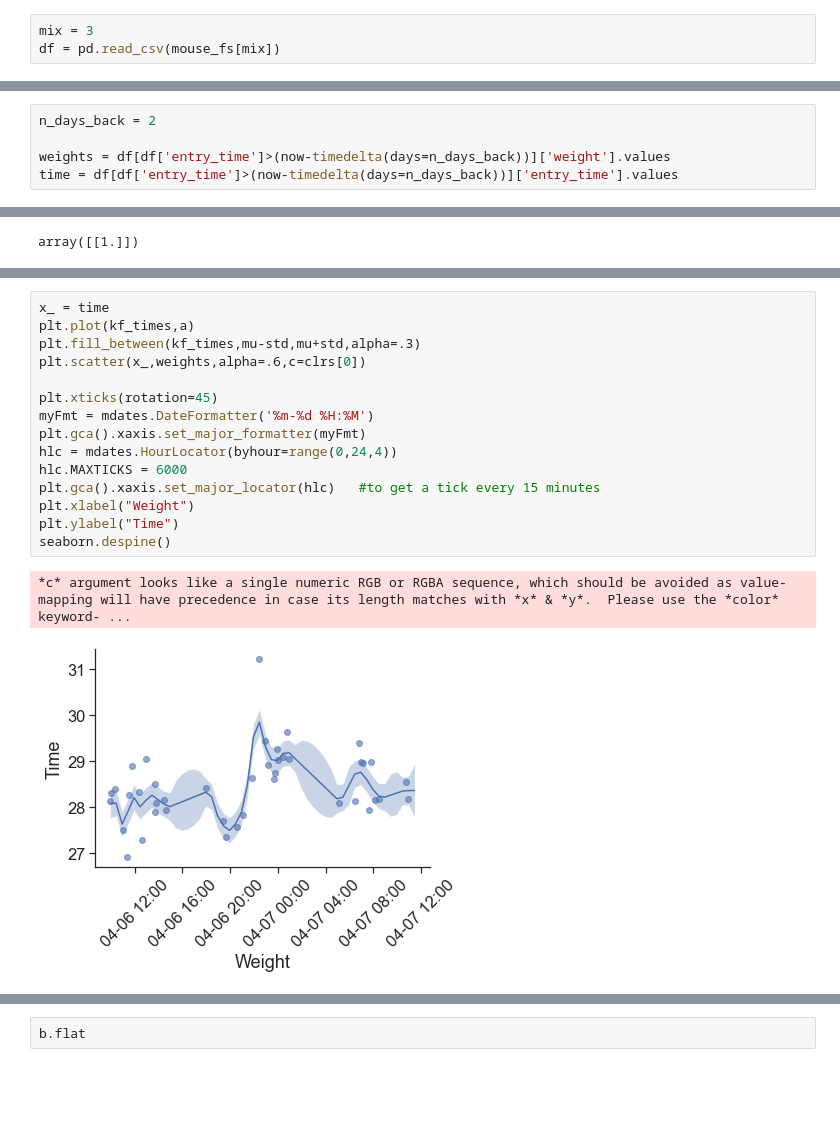
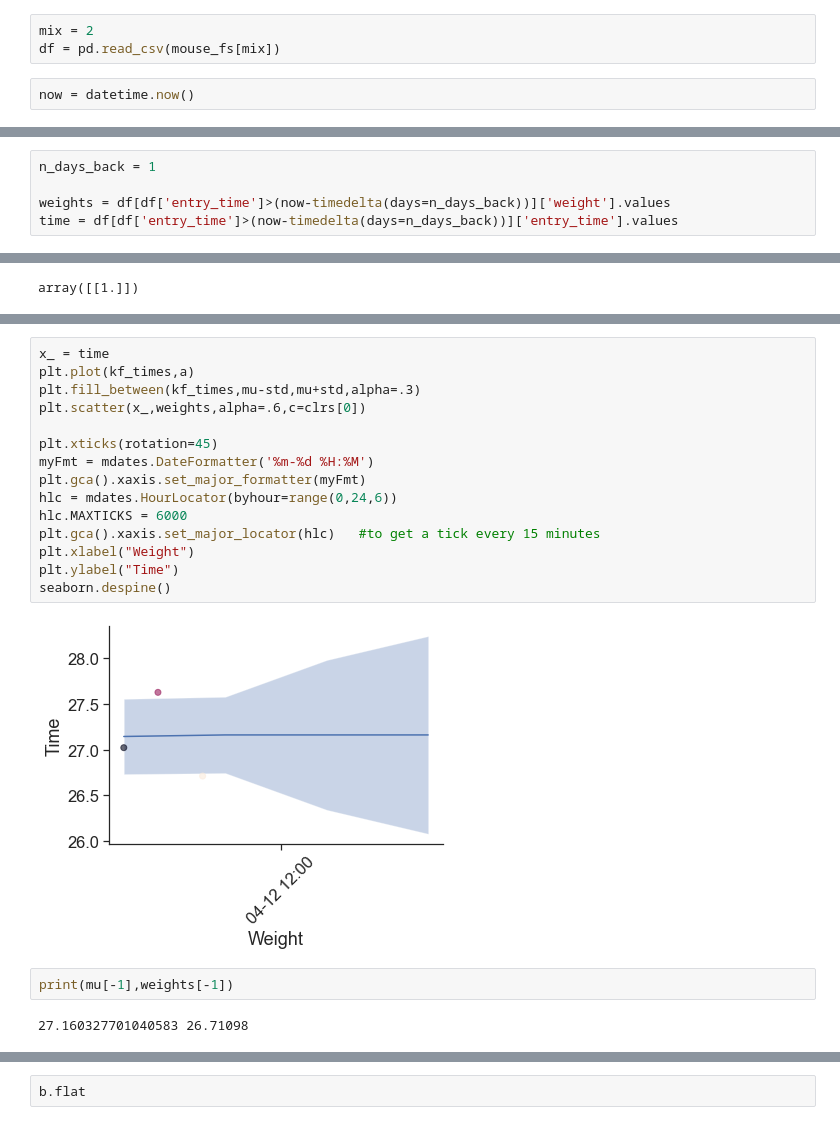
Before and after one commit to yves-weissenberger/line_loop, a Jupyter notebook: project_notebooks/line_loop/plot_mouse_weights_over_time.ipynb, the cells around one changed output, grey strips where cells are left out. Saved outputs shown, nothing was run; the diff lists cells and outputs as text; blank space fills up the shorter version.

```diff
--- a/project_notebooks/line_loop/plot_mouse_weights_over_time.ipynb
+++ b/project_notebooks/line_loop/plot_mouse_weights_over_time.ipynb
@@ -16,12 +16,14 @@ ROOT_dir = 'C:/Users/takam/Desktop/pyhomecage/mice/'
 # %%
 mouse_fs = [os.path.join(ROOT_dir,i) for i in os.listdir(ROOT_dir) if 'mice' not in i]
 # %%
-mix = 3
+mix = 2
 df = pd.read_csv(mouse_fs[mix])
+# %%
+now = datetime.now()
 # %%
 df['entry_time']= pd.to_datetime(df['entry_time'])
 # %%
-n_days_back = 2
+n_days_back = 1
 
 weights = df[df['entry_time']>(now-timedelta(days=n_days_back))]['weight'].values
 time = df[df['entry_time']>(now-timedelta(days=n_days_back))]['entry_time'].values
@@ -113,21 +128,24 @@ plt.plot(mu)
 # %%
 x_ = time
 plt.plot(kf_times,a)
 plt.fill_between(kf_times,mu-std,mu+std,alpha=.3)
 plt.scatter(x_,weights,alpha=.6,c=clrs[0])
 
 plt.xticks(rotation=45)
 myFmt = mdates.DateFormatter('%m-%d %H:%M')
 plt.gca().xaxis.set_major_formatter(myFmt)
-hlc = mdates.HourLocator(byhour=range(0,24,4))
+hlc = mdates.HourLocator(byhour=range(0,24,6))
 hlc.MAXTICKS = 6000
 plt.gca().xaxis.set_major_locator(hlc)   #to get a tick every 15 minutes
 plt.xlabel("Weight")
 plt.ylabel("Time")
 seaborn.despine()
 # %% [output]
-*c* argument looks like a single numeric RGB or RGBA sequence, which should be avoided as value-mapping will have precedence in case its length matches with *x* & *y*.  Please use the *color* keyword- ...
-[figure, old version]
+[figure, new version]
+# %%
+print(mu[-1],weights[-1])
+# %% [output]
+27.160327701040583 26.71098
 # %%
 x_ = time
 plt.plot(kf_times,a)
```
Also changed, not shown: parts of 12 cells of this notebook, 1 other file.
